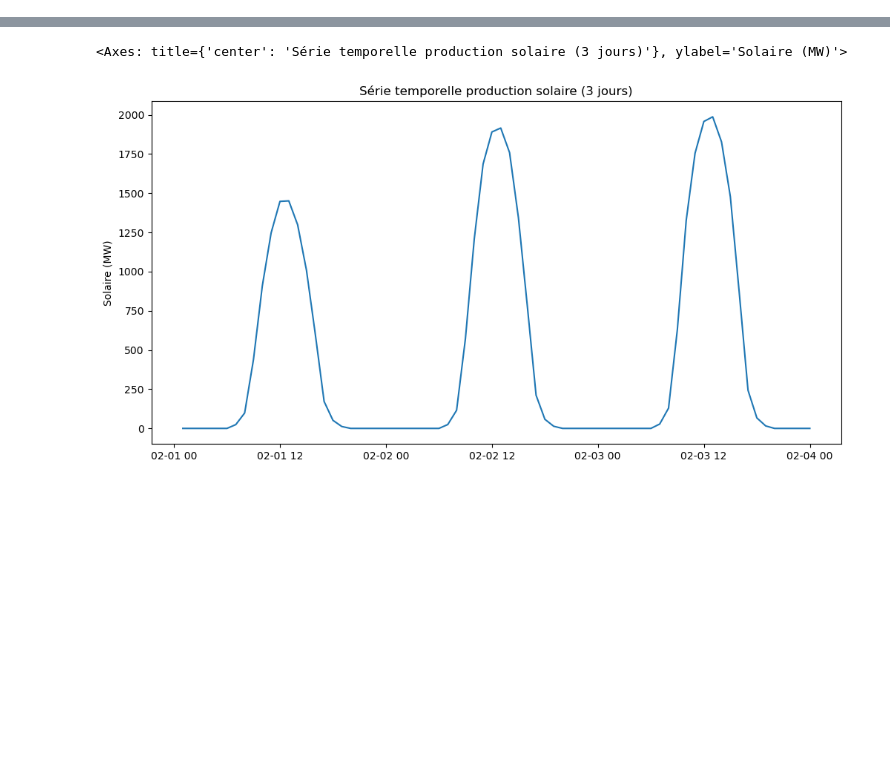
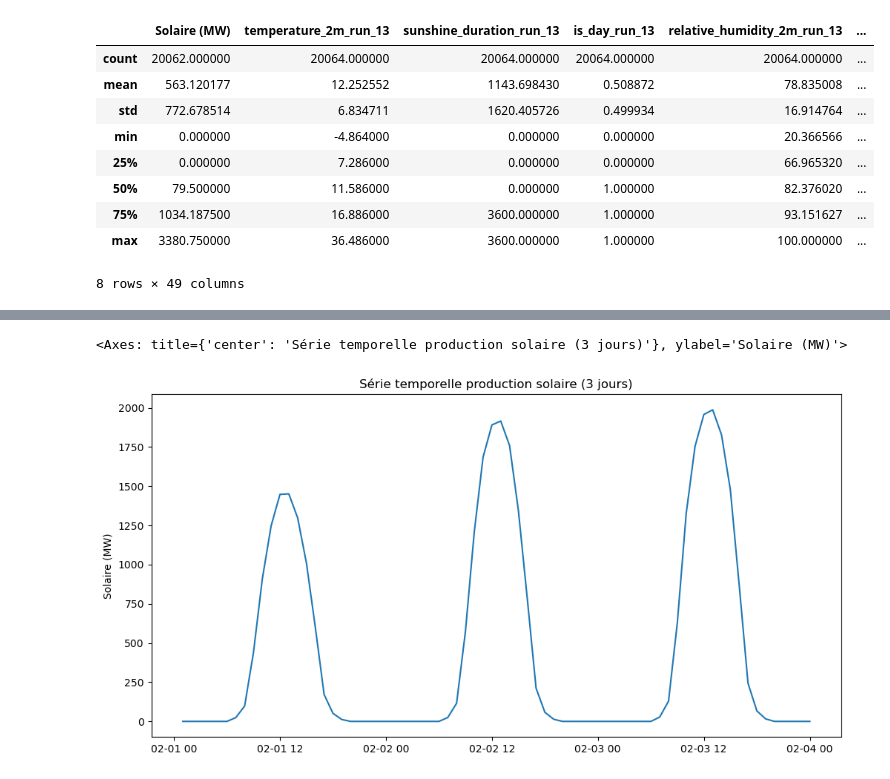
Before and after one commit to Simonsns/solar_prediction, a Jupyter notebook: notebooks/01_data_exploration.ipynb, the cells around one changed output, grey strips where cells are left out. Drawn from its saved outputs; the diff is of its cells as text; code cells hidden in the pictures; blank space fills up the shorter version.

```diff
--- a/notebooks/01_data_exploration.ipynb
+++ b/notebooks/01_data_exploration.ipynb
@@ -22 +160,14 @@ df = pd.read_csv("data/processed/exploratory_solar_dataset.csv", sep=";", index_
+# %%
+df.describe()
+# %% [output]
+|  | Solaire (MW) | temperature_2m_run_13 | sunshine_duration_run_13 | is_day_run_13 | relative_humidity_2m_run_13 | ... |
+| count | 20062.000000 | 20064.000000 | 20064.000000 | 20064.000000 | 20064.000000 | ... |
+| mean | 563.120177 | 12.252552 | 1143.698430 | 0.508872 | 78.835008 | ... |
+| std | 772.678514 | 6.834711 | 1620.405726 | 0.499934 | 16.914764 | ... |
+| min | 0.000000 | -4.864000 | 0.000000 | 0.000000 | 20.366566 | ... |
+| 25% | 0.000000 | 7.286000 | 0.000000 | 0.000000 | 66.965320 | ... |
+| 50% | 79.500000 | 11.586000 | 0.000000 | 1.000000 | 82.376020 | ... |
+| 75% | 1034.187500 | 16.886000 | 3600.000000 | 1.000000 | 93.151627 | ... |
+| max | 3380.750000 | 36.486000 | 3600.000000 | 1.000000 | 100.000000 | ... |
+8 rows × 49 columns
 # %%
```
Also changed, not shown: parts of 37 cells of this notebook.
